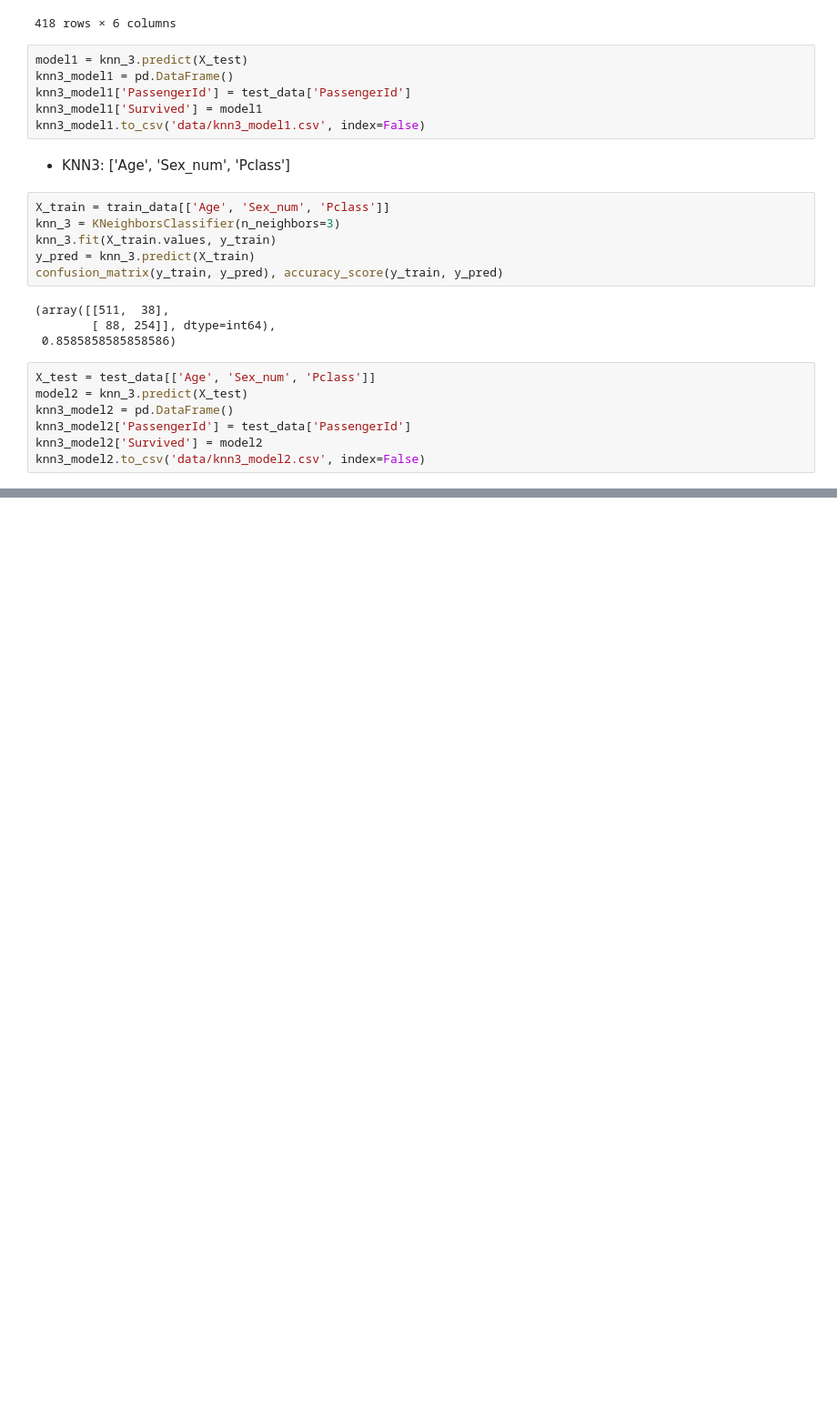
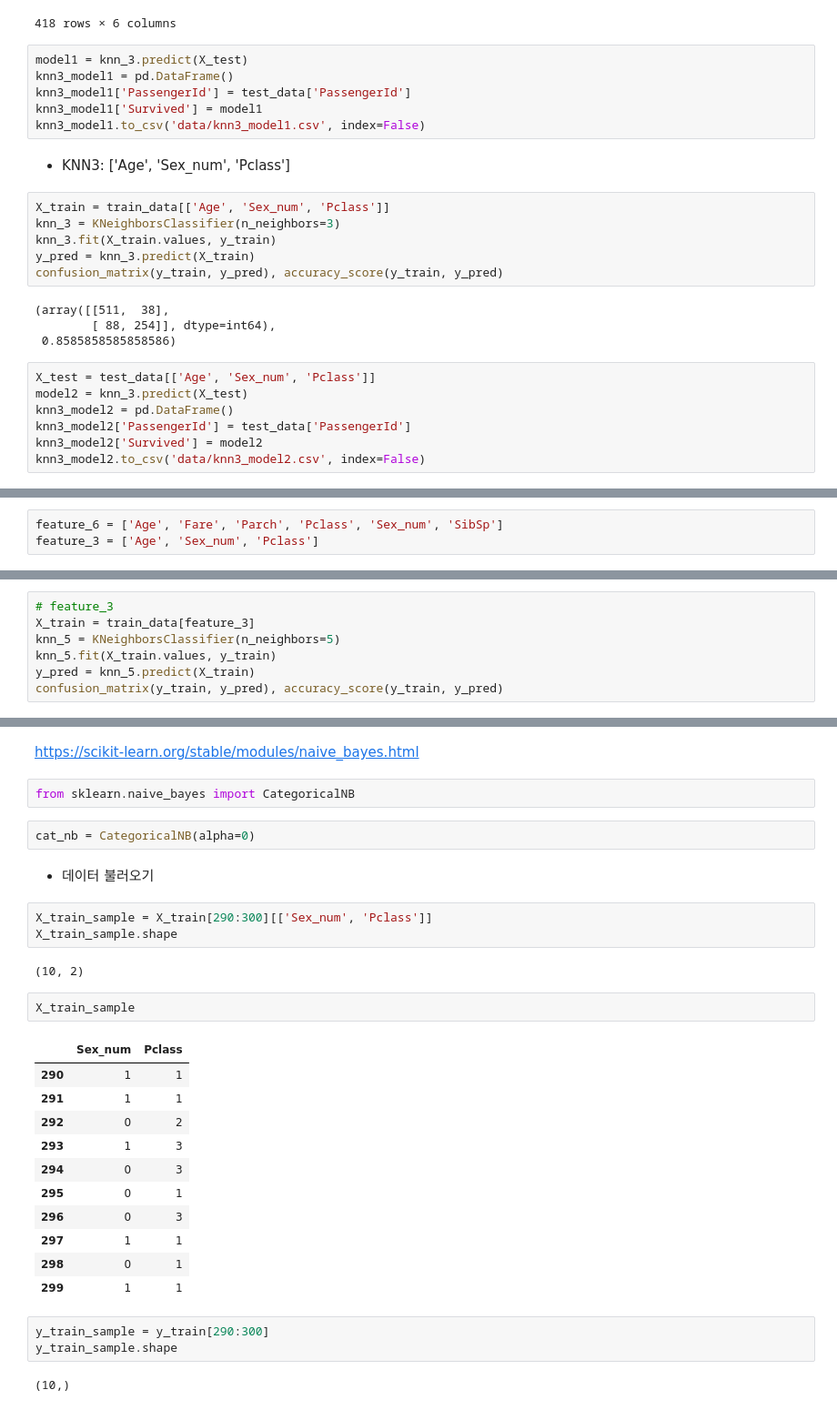
Before and after one commit to pulpo125/habang, a Jupyter notebook: machine_learning/분류_로지스틱회귀_과제(타이타닉).ipynb, the cells around one changed output, grey strips where cells are left out. Shown at 91% size. Saved outputs shown, nothing was run; the diff lists cells and outputs as text; blank space fills up the shorter version.

```diff
--- a/machine_learning/분류_로지스틱회귀_과제(타이타닉).ipynb
+++ b/machine_learning/분류_로지스틱회귀_과제(타이타닉).ipynb
@@ -570,0 +573,3 @@ knn3_model2.to_csv('data/knn3_model2.csv', index=False)
+# %%
+feature_6 = ['Age', 'Fare', 'Parch', 'Pclass', 'Sex_num', 'SibSp']
+feature_3 = ['Age', 'Sex_num', 'Pclass']
@@ -570,0 +595,7 @@ knn3_model2.to_csv('data/knn3_model2.csv', index=False)
+# %%
+# feature_3
+X_train = train_data[feature_3]
+knn_5 = KNeighborsClassifier(n_neighbors=5)
+knn_5.fit(X_train.values, y_train)
+y_pred = knn_5.predict(X_train)
+confusion_matrix(y_train, y_pred), accuracy_score(y_train, y_pred)
@@ -570,0 +616,32 @@ knn3_model2.to_csv('data/knn3_model2.csv', index=False)
+# %% [markdown]
+https://scikit-learn.org/stable/modules/naive_bayes.html
+# %%
+from sklearn.naive_bayes import CategoricalNB
+# %%
+cat_nb = CategoricalNB(alpha=0)
+# %% [markdown]
+- 데이터 불러오기
+# %%
+X_train_sample = X_train[290:300][['Sex_num', 'Pclass']]
+X_train_sample.shape
+# %% [output]
+(10, 2)
+# %%
+X_train_sample
+# %% [output]
+|  | Sex_num | Pclass |
+| 290 | 1 | 1 |
+| 291 | 1 | 1 |
+| 292 | 0 | 2 |
+| 293 | 1 | 3 |
+| 294 | 0 | 3 |
+| 295 | 0 | 1 |
+| 296 | 0 | 3 |
+| 297 | 1 | 1 |
+| 298 | 0 | 1 |
+| 299 | 1 | 1 |
+# %%
+y_train_sample = y_train[290:300]
+y_train_sample.shape
+# %% [output]
+(10,)
```
Also changed, not shown: parts of 21 cells of this notebook, 3 other files.
